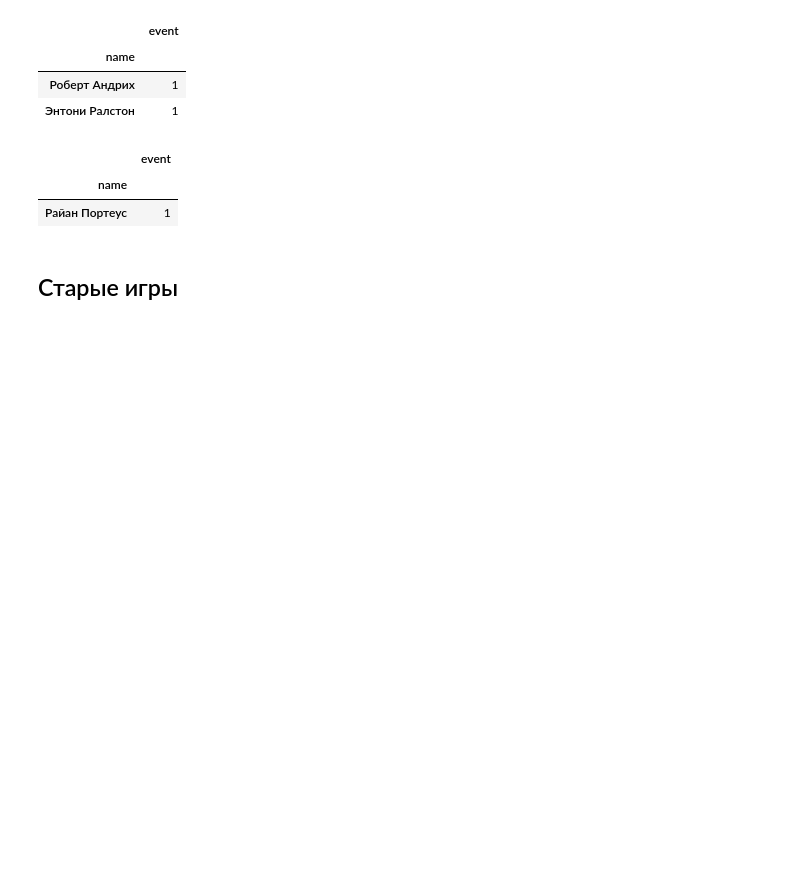
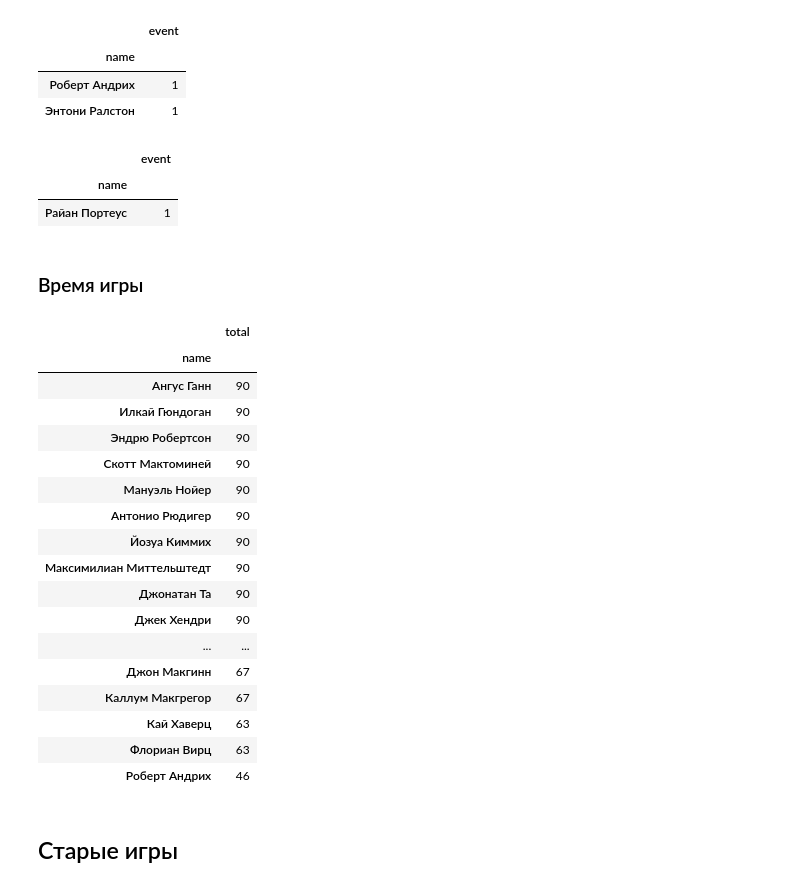
Before and after one commit to elp87/Euro-2024, a Jupyter notebook: euro.ipynb, the cells around one changed output. Drawn from its saved outputs; the diff is of its cells as text; code cells hidden in the pictures; blank space fills up the shorter version.

```diff
--- a/euro.ipynb
+++ b/euro.ipynb
@@ -27,6 +27,7 @@ def ret_victory_guest(row):
 countries = pd.read_csv('countries.csv')
 players = pd.read_csv('players.csv')
 events_df = pd.read_csv('events.csv')
+lineups_df = pd.read_csv('lineups.csv')
 # %% [markdown]
 Правим таблицы
 # %%
@@ -169,6 +170,30 @@ reds.pivot_table(index='name', values='event', aggfunc='count')
 |  | event |
 | name |  |
 | Райан Портеус | 1 |
+# %% [markdown]
+### Время игры
+# %%
+lineups_df['total'] = lineups_df['out'] - lineups_df['in']
+lineups_df.pivot_table(index='name', values='total', aggfunc='sum').sort_values(by='total', ascending=False).head(20)
+# %% [output]
+|  | total |
+| name |  |
+| Ангус Ганн | 90 |
+| Илкай Гюндоган | 90 |
+| Эндрю Робертсон | 90 |
+| Скотт Мактоминей | 90 |
+| Мануэль Нойер | 90 |
+| Антонио Рюдигер | 90 |
+| Йозуа Киммих | 90 |
+| Максимилиан Миттельштедт | 90 |
+| Джонатан Та | 90 |
+| Джек Хендри | 90 |
+| ... | ... |
+| Джон Макгинн | 67 |
+| Каллум Макгрегор | 67 |
+| Кай Хаверц | 63 |
+| Флориан Вирц | 63 |
+| Роберт Андрих | 46 |
 # %% [markdown]
 ## Старые игры
 # %%
```
Also changed, not shown: parts of 6 cells of this notebook, 2 other files.
